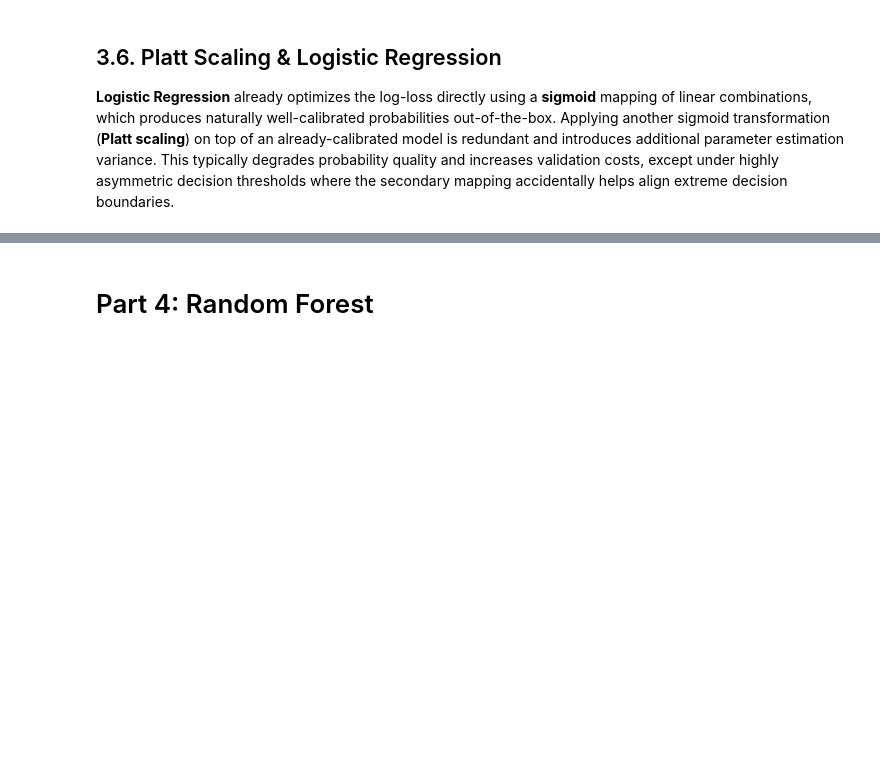
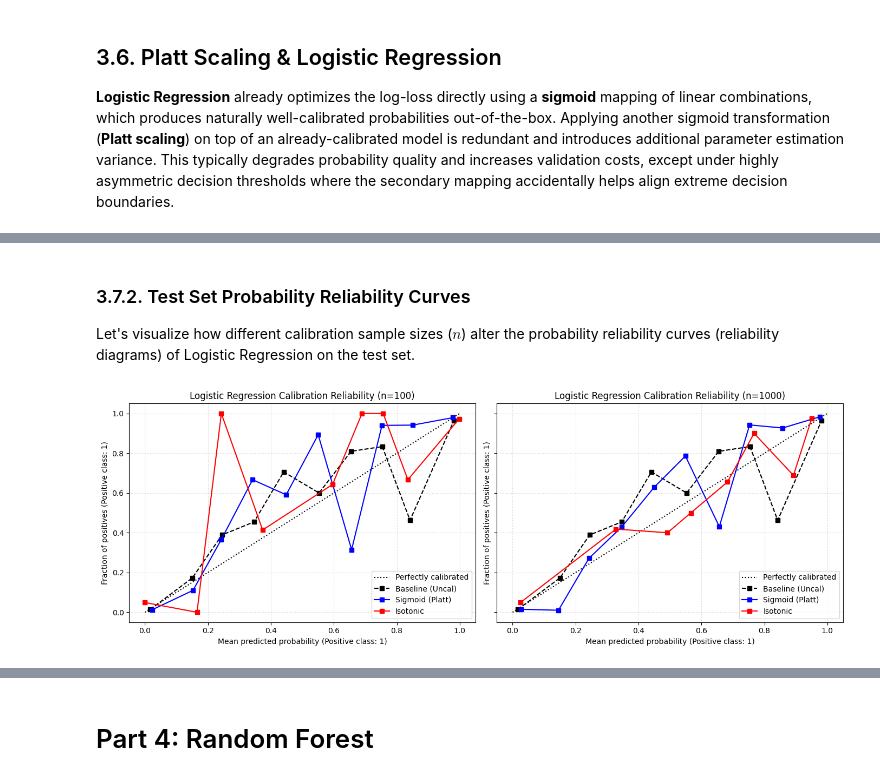
Before and after one commit to SKJ39/Probability-Recalibration, a Jupyter notebook: proj_5420.ipynb, the cells around one changed output, grey strips where cells are left out. Saved outputs shown, nothing was run; the diff lists cells and outputs as text; code cells hidden in the pictures; blank space fills up the shorter version.

Commit message:
Evaluate on Test Set

```diff
--- a/proj_5420.ipynb
+++ b/proj_5420.ipynb
@@ -645,0 +745,4 @@ By aligning the 95% group-paired bootstrap confidence intervals for the cost dif
+# %% [markdown]
+### 3.7.2. Test Set Probability Reliability Curves
+
+Let's visualize how different calibration sample sizes ($n$) alter the probability reliability curves (reliability diagrams) of Logistic Regression on the test set.
@@ -645,0 +806,5 @@ By aligning the 95% group-paired bootstrap confidence intervals for the cost dif
+# %%
+# Plot for Logistic Regression
+plot_test_reliability_diagrams(spam_lr, X_spam_cal, y_spam_cal, X_spam_test, y_spam_test, "Logistic Regression")
+# %% [output]
+[figure, added]
```
Also changed, not shown: parts of 14 cells of this notebook.
